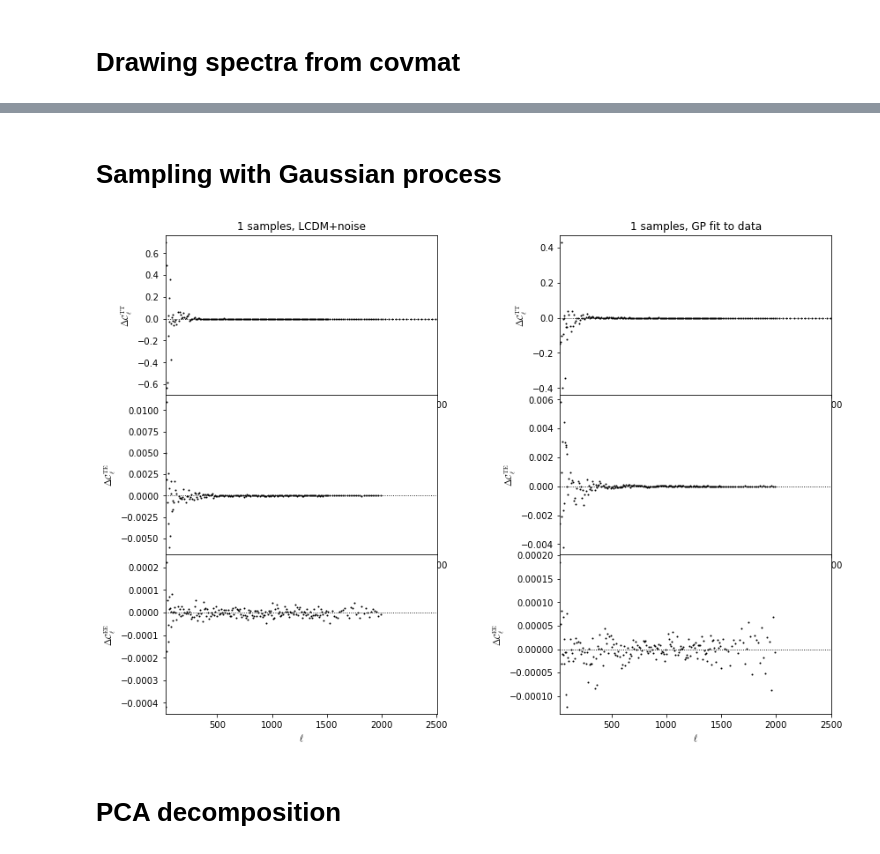
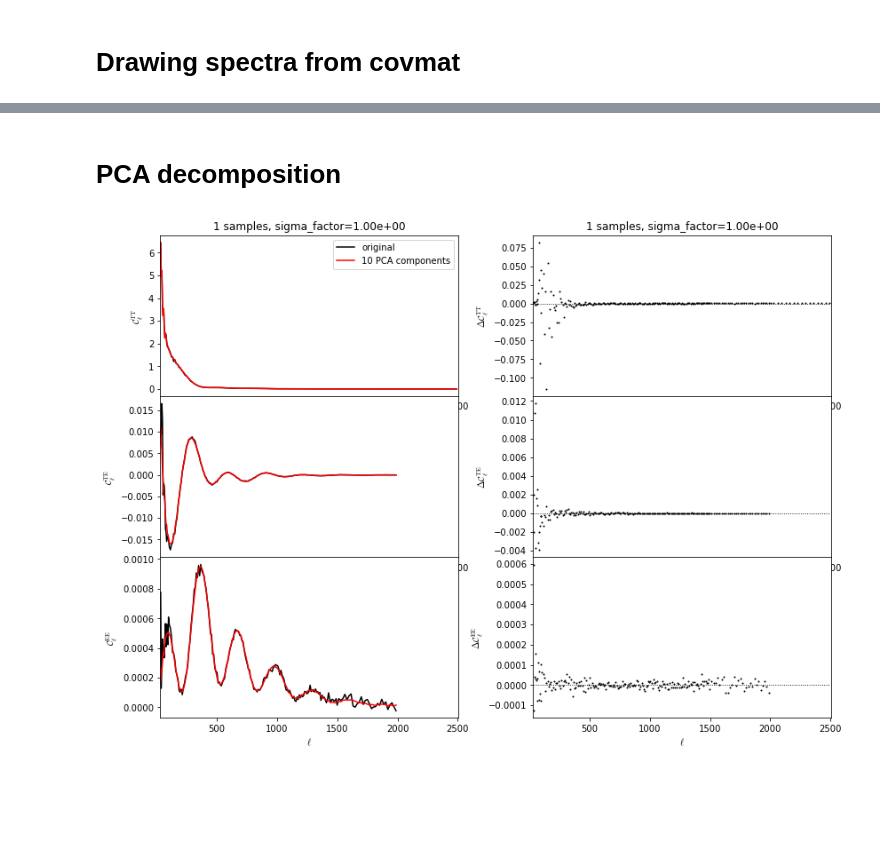
Before and after one commit to EBHolm/likelihood_emulation, a Jupyter notebook: notebooks/cl_sampling.ipynb, the cells around one changed output, grey strips where cells are left out. Cells and saved outputs as stored; diff of their text form; code cells hidden in the pictures; blank space fills up the shorter version.

Commit message:
Created PCA directly from data covmat

```diff
--- a/notebooks/cl_sampling.ipynb
+++ b/notebooks/cl_sampling.ipynb
@@ -281,2 +310,0 @@ fig.savefig('samples.pdf')
-# %% [markdown]
-# Sampling with Gaussian process
@@ -289,34 +311,44 @@ N_plot = 1
-# %%
-fig, ax = plt.subplots(3, 2, figsize=(4*width, 5*height))
-ax[0,0].set_title(f'{N_plot} samples, LCDM+noise')
-ax[0,0].set(xticks=[],xticklabels=[],  ylabel=r'$\Delta \mathcal{C}_\ell^{\mathrm{TT}}$', xscale='linear', xlim=llim)
-ax[1,0].set(xticks=[], xticklabels=[], ylabel=r'$\Delta  \mathcal{C}_\ell^{\mathrm{TE}}$', xscale='linear', xlim=llim)
-ax[2,0].set(xlabel=r'$\ell$', ylabel=r'$\Delta \mathcal{C}_\ell^{\mathrm{EE}}$', xscale='linear', xlim=llim)
-for idx in range(N_plot):
-    ax[0,0].plot(sampler.l_tt, samples.tt[idx] - sampler.LCDM['Cltt'], 'k.', lw=sample_ls, alpha=sample_alpha, ms=2)
-    ax[0,0].plot(sampler.l_tt, np.zeros(len(sampler.l_tt)), 'k:', lw=0.9)
-    ax[1,0].plot(sampler.l_te, samples.te[idx] - sampler.LCDM['Clte'], 'k.', lw=sample_ls, alpha=sample_alpha, ms=2)
-    ax[1,0].plot(sampler.l_tt, np.zeros(len(sampler.l_tt)), 'k:', lw=0.9)
-    ax[2,0].plot(sampler.l_ee, samples.ee[idx] - sampler.LCDM['Clee'], 'k.', lw=sample_ls, alpha=sample_alpha, ms=2)
-    ax[2,0].plot(sampler.l_tt, np.zeros(len(sampler.l_tt)), 'k:', lw=0.9)
-ax[0,1].set_title(f'{N_plot} samples, GP fit to data')
-ax[0,1].set(xticks=[],xticklabels=[],  ylabel=r'$\Delta \mathcal{C}_\ell^{\mathrm{TT}}$', xscale='linear', xlim=llim)
-ax[1,1].set(xticks=[], xticklabels=[], ylabel=r'$\Delta  \mathcal{C}_\ell^{\mathrm{TE}}$', xscale='linear', xlim=llim)
-ax[2,1].set(xlabel=r'$\ell$', ylabel=r'$\Delta \mathcal{C}_\ell^{\mathrm{EE}}$', xscale='linear', xlim=llim)
-for idx in range(N_plot):
-    ax[0,1].plot(sampler.l_tt, samples_gp.tt[idx] - sampler.LCDM['Cltt'], 'k.', lw=sample_ls, alpha=sample_alpha, ms=2)
-    ax[0,1].plot(sampler.l_tt, np.zeros(len(sampler.l_tt)), 'k:', lw=0.9)
-    ax[1,1].plot(sampler.l_te, samples_gp.te[idx] - sampler.LCDM['Clte'], 'k.', lw=sample_ls, alpha=sample_alpha, ms=2)
-    ax[1,1].plot(sampler.l_tt, np.zeros(len(sampler.l_tt)), 'k:', lw=0.9)
-    ax[2,1].plot(sampler.l_ee, samples_gp.ee[idx] - sampler.LCDM['Clee'], 'k.', lw=sample_ls, alpha=sample_alpha, ms=2)
-    ax[2,1].plot(sampler.l_tt, np.zeros(len(sampler.l_tt)), 'k:', lw=0.9)
-
-fig.subplots_adjust(hspace=0, wspace=0.45)
-fig.savefig('samples_gp.pdf')
-# %% [output]
-[figure, removed]
 # %% [markdown]
 # PCA decomposition
 # %%
-# Uh oh! Need to make sure samples is the right kind of object.
-sampler.set_pca(samples, n_components=10)
+N_components = 10
+test = sampler.sample_lcdm(1000, sigma_scale=1.0)
+sampler.set_pca(test, n_components=N_components)
+test_decoded = sampler.pca_inverse(sampler.pca_transform(test))
+# %%
+llim = [28, 2506]
+marks = 3
+lws=0.5
+N_plot = 1
+idx_plot = 2
+sample_alpha = 1
+sample_ls = 1.5
+fig, ax = plt.subplots(3, 2, figsize=(4*width, 5*height))
+ax[0,0].set_title(f'{N_plot} samples, sigma_factor={scale:.2e}')
+ax[0,0].set(xticks=[], xticklabels=[], ylabel=r'$\mathcal{C}_\ell^{\mathrm{TT}}$', xscale='linear', xlim=llim)
+ax[1,0].set(xticks=[], xticklabels=[], ylabel=r'$\mathcal{C}_\ell^{\mathrm{TE}}$', xscale='linear', xlim=llim)
+ax[2,0].set(xlabel=r'$\ell$', ylabel=r'$\mathcal{C}_\ell^{\mathrm{EE}}$', xscale='linear', xlim=llim)
+ax[0,1].set_title(f'{N_plot} samples, sigma_factor={scale:.2e}')
+ax[0,1].set(xticks=[],xticklabels=[],  ylabel=r'$\Delta \mathcal{C}_\ell^{\mathrm{TT}}$', xscale='linear', xlim=llim)
+ax[1,1].set(xticks=[], xticklabels=[], ylabel=r'$\Delta  \mathcal{C}_\ell^{\mathrm{TE}}$', xscale='linear', xlim=llim)
+ax[2,1].set(xlabel=r'$\ell$', ylabel=r'$\Delta \mathcal{C}_\ell^{\mathrm{EE}}$', xscale='linear', xlim=llim)
+idx = idx_plot
+ax[0,0].plot(test.l_tt, test.tt[idx], 'k-', lw=sample_ls, alpha=sample_alpha, label='original')
+ax[1,0].plot(test.l_te, test.te[idx], 'k-', lw=sample_ls, alpha=sample_alpha)
+ax[2,0].plot(test.l_ee, test.ee[idx], 'k-', lw=sample_ls, alpha=sample_alpha)
+ax[0,0].plot(test_decoded.l_tt, test_decoded.tt[idx], 'r-', lw=sample_ls, alpha=sample_alpha, label=f'{N_components} PCA components')
+ax[1,0].plot(test_decoded.l_te, test_decoded.te[idx], 'r-', lw=sample_ls, alpha=sample_alpha)
+ax[2,0].plot(test_decoded.l_ee, test_decoded.ee[idx], 'r-', lw=sample_ls, alpha=sample_alpha)
+
+ax[0,1].plot(test.l_tt, test.tt[idx] - test_decoded.tt[idx], 'k.', lw=sample_ls, alpha=sample_alpha, ms=2)
+ax[0,1].plot(test.l_tt, np.zeros(len(test.l_tt)), 'k:', lw=0.9)
+ax[1,1].plot(test.l_te, test.te[idx] - test_decoded.te[idx], 'k.', lw=sample_ls, alpha=sample_alpha, ms=2)
+ax[1,1].plot(test.l_tt, np.zeros(len(test.l_tt)), 'k:', lw=0.9)
+ax[2,1].plot(test.l_ee, test.ee[idx] - test_decoded.ee[idx], 'k.', lw=sample_ls, alpha=sample_alpha, ms=2)
+ax[2,1].plot(test.l_tt, np.zeros(len(test.l_tt)), 'k:', lw=0.9)
+ax[0,0].legend()
+
+fig.subplots_adjust(hspace=0, wspace=0.25)
+fig.savefig('pca.pdf')
+# %% [output]
+[figure, added]
```
Also changed, not shown: parts of 7 cells of this notebook, 1 other file.
